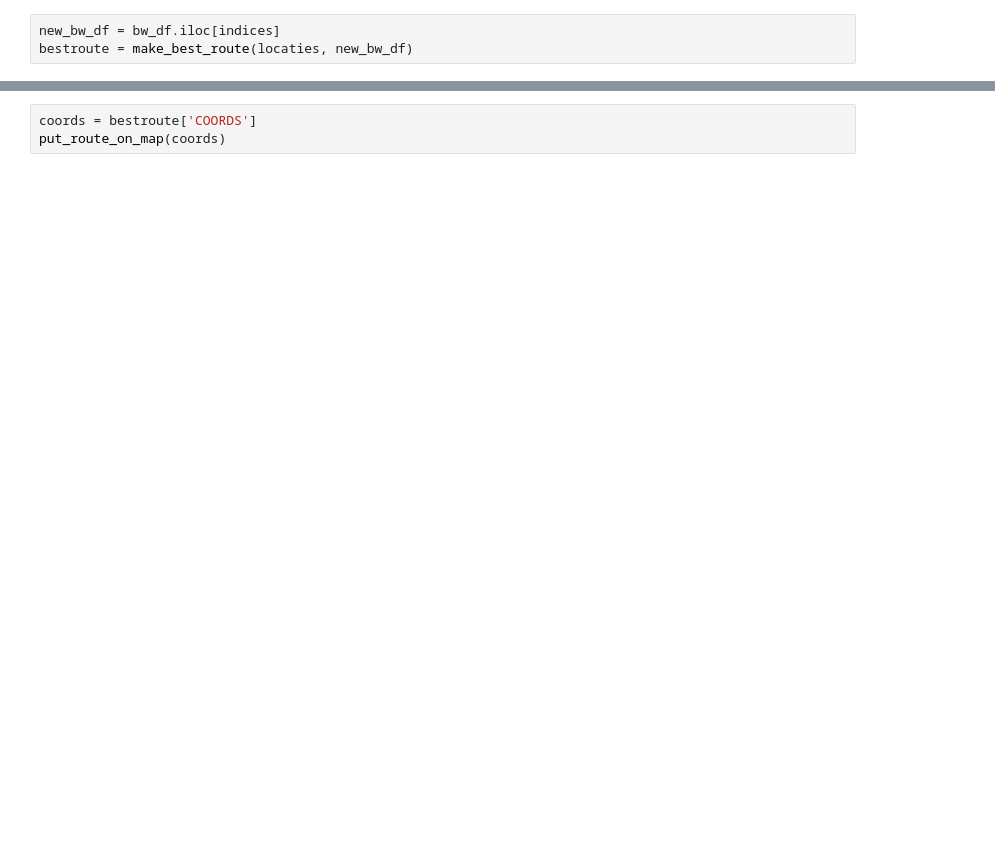
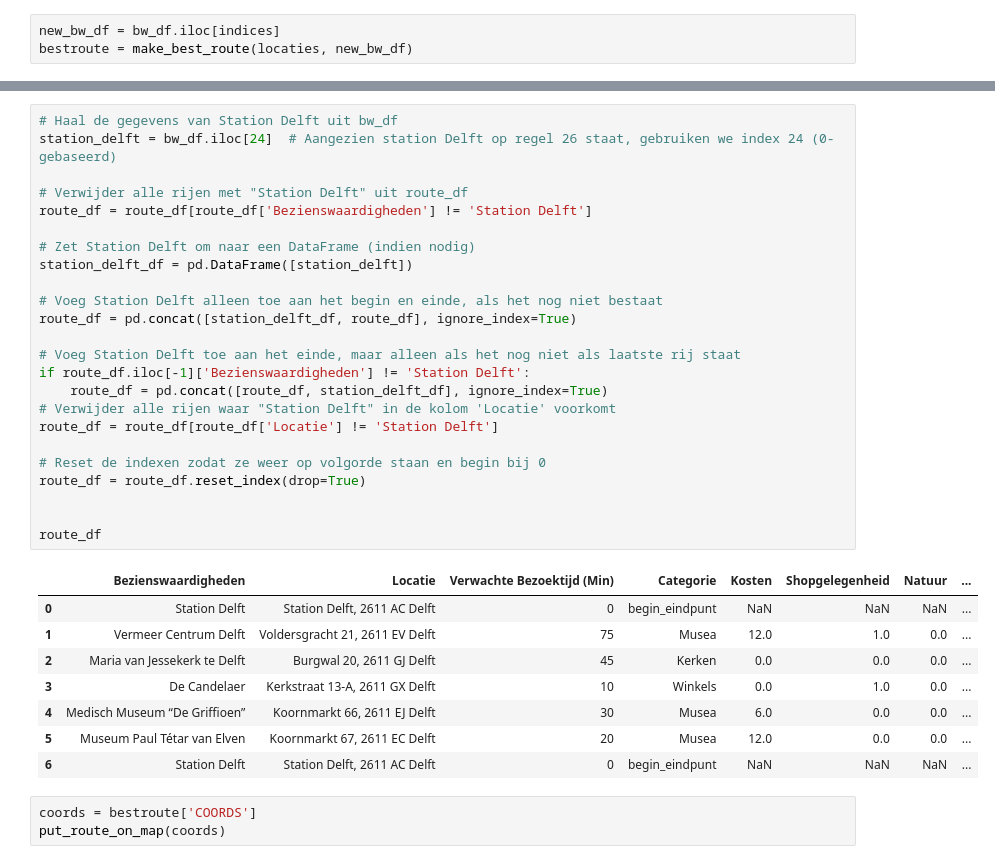
Before and after one commit to vincentluijkx/Project-1-TW, a Jupyter notebook: ds_project.ipynb, the cells around one changed output, grey strips where cells are left out. Drawn from its saved outputs; the diff is of its cells as text; blank space fills up the shorter version.

Commit message:
voeget station toe maar nog niet op de kaart

```diff
--- a/ds_project.ipynb
+++ b/ds_project.ipynb
@@ -572,3 +570,36 @@ route_df
+# %%
+# Haal de gegevens van Station Delft uit bw_df
+station_delft = bw_df.iloc[24]  # Aangezien station Delft op regel 26 staat, gebruiken we index 24 (0-gebaseerd)
+
+# Verwijder alle rijen met "Station Delft" uit route_df
+route_df = route_df[route_df['Bezienswaardigheden'] != 'Station Delft']
+
+# Zet Station Delft om naar een DataFrame (indien nodig)
+station_delft_df = pd.DataFrame([station_delft])
+
+# Voeg Station Delft alleen toe aan het begin en einde, als het nog niet bestaat
+route_df = pd.concat([station_delft_df, route_df], ignore_index=True)
+
+# Voeg Station Delft toe aan het einde, maar alleen als het nog niet als laatste rij staat
+if route_df.iloc[-1]['Bezienswaardigheden'] != 'Station Delft':
+    route_df = pd.concat([route_df, station_delft_df], ignore_index=True)
+# Verwijder alle rijen waar "Station Delft" in de kolom 'Locatie' voorkomt
+route_df = route_df[route_df['Locatie'] != 'Station Delft']
+
+# Reset de indexen zodat ze weer op volgorde staan en begin bij 0
+route_df = route_df.reset_index(drop=True)
+
+
+route_df
+# %% [output]
+|  | Bezienswaardigheden | Locatie | Verwachte Bezoektijd (Min) | Categorie | Kosten | Shopgelegenheid | Natuur | ... |
+| 0 | Station Delft | Station Delft, 2611 AC Delft | 0 | begin_eindpunt | NaN | NaN | NaN | ... |
+| 1 | Vermeer Centrum Delft | Voldersgracht 21, 2611 EV Delft | 75 | Musea | 12.0 | 1.0 | 0.0 | ... |
+| 2 | Maria van Jessekerk te Delft | Burgwal 20, 2611 GJ Delft | 45 | Kerken | 0.0 | 0.0 | 0.0 | ... |
+| 3 | De Candelaer | Kerkstraat 13-A, 2611 GX Delft | 10 | Winkels | 0.0 | 1.0 | 0.0 | ... |
+| 4 | Medisch Museum “De Griffioen” | Koornmarkt 66, 2611 EJ Delft | 30 | Musea | 6.0 | 0.0 | 0.0 | ... |
+| 5 | Museum Paul Tétar van Elven | Koornmarkt 67, 2611 EC Delft | 20 | Musea | 12.0 | 0.0 | 0.0 | ... |
+| 6 | Station Delft | Station Delft, 2611 AC Delft | 0 | begin_eindpunt | NaN | NaN | NaN | ... |
 # %%
 coords = bestroute['COORDS']
 put_route_on_map(coords)
```
Also changed, not shown: parts of 4 cells of this notebook.
